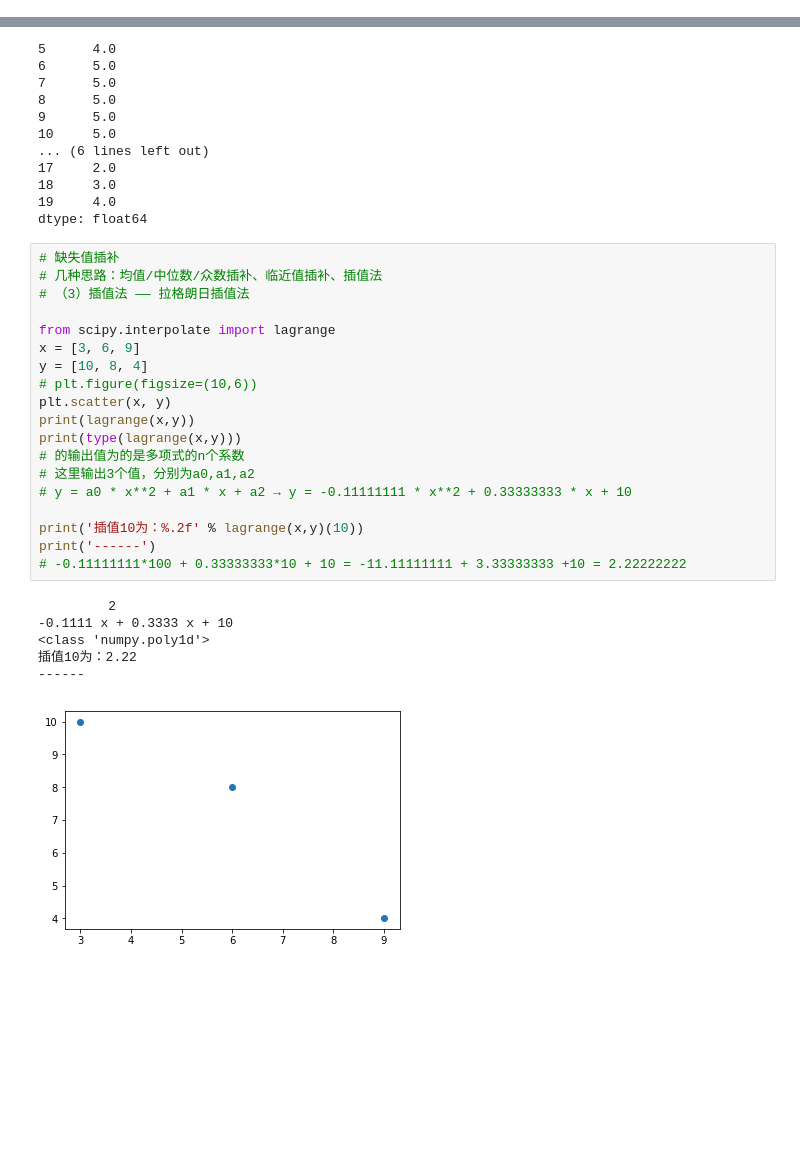
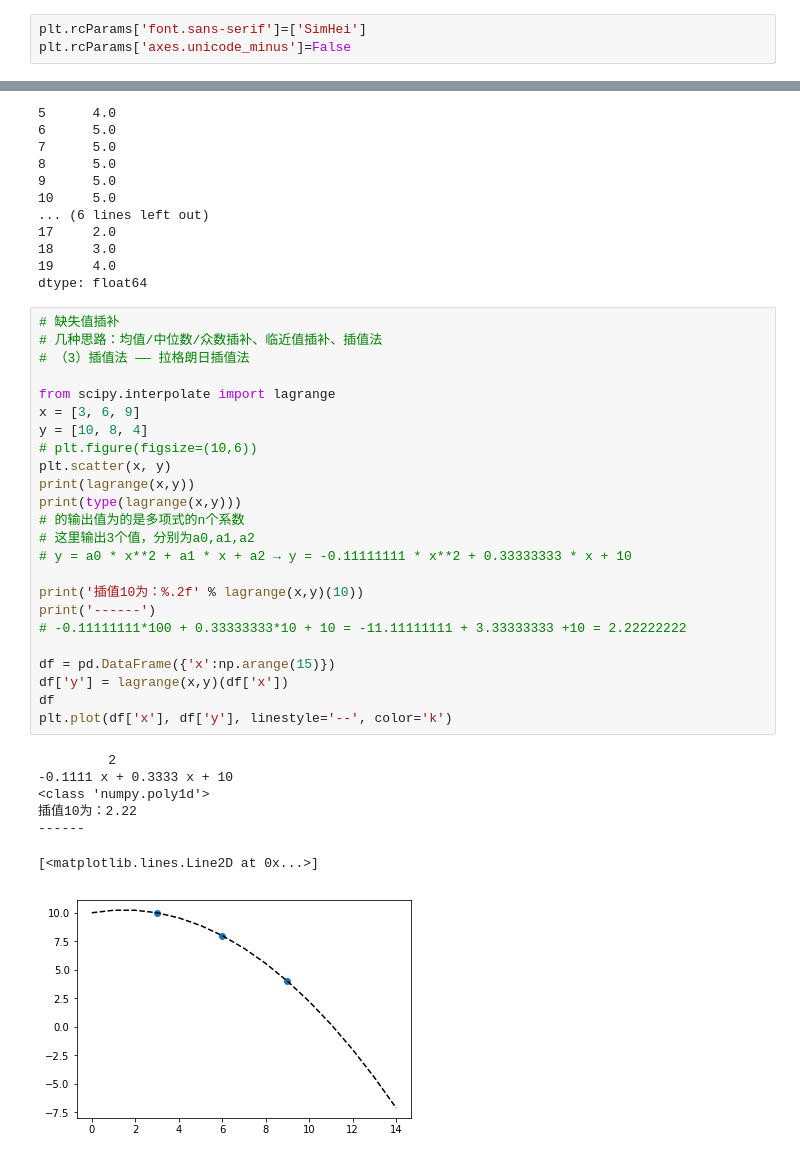
Before and after one commit to Mocha-Pudding/Python-DataAnalysis, a Jupyter notebook: CLASSDATA_Chapter03进阶算法学习：统计分析/CH02数据处理/【个人笔记】CH02数据处理_课程2.1_缺失值处理.ipynb, the cells around one changed output, grey strips where cells are left out. Saved outputs shown, nothing was run; the diff lists cells and outputs as text; blank space fills up the shorter version.

```diff
--- a/CLASSDATA_Chapter03进阶算法学习：统计分析/CH02数据处理/【个人笔记】CH02数据处理_课程2.1_缺失值处理.ipynb
+++ b/CLASSDATA_Chapter03进阶算法学习：统计分析/CH02数据处理/【个人笔记】CH02数据处理_课程2.1_缺失值处理.ipynb
@@ -13,6 +13,9 @@ import pandas as pd
 import matplotlib.pyplot as plt
 from scipy import stats
 %matplotlib inline
+# %%
+plt.rcParams['font.sans-serif']=['SimHei']
+plt.rcParams['axes.unicode_minus']=False
 # %%
 # 判断是否有缺失值数据 - isnull，notnull
 # isnull：缺失值为True，非缺失值为False
@@ -235,26 +238,32 @@ dtype: float64
 # %%
 # 缺失值插补
 # 几种思路：均值/中位数/众数插补、临近值插补、插值法
 # （3）插值法 —— 拉格朗日插值法
 
 from scipy.interpolate import lagrange
 x = [3, 6, 9]
 y = [10, 8, 4]
 # plt.figure(figsize=(10,6))
 plt.scatter(x, y)
 print(lagrange(x,y))
 print(type(lagrange(x,y)))
 # 的输出值为的是多项式的n个系数
 # 这里输出3个值，分别为a0,a1,a2
 # y = a0 * x**2 + a1 * x + a2 → y = -0.11111111 * x**2 + 0.33333333 * x + 10
 
 print('插值10为：%.2f' % lagrange(x,y)(10))
 print('------')
 # -0.11111111*100 + 0.33333333*10 + 10 = -11.11111111 + 3.33333333 +10 = 2.22222222
+
+df = pd.DataFrame({'x':np.arange(15)})
+df['y'] = lagrange(x,y)(df['x'])
+df
+plt.plot(df['x'], df['y'], linestyle='--', color='k')
 # %% [output]
          2
 -0.1111 x + 0.3333 x + 10
 <class 'numpy.poly1d'>
 插值10为：2.22
 ------
+[<matplotlib.lines.Line2D at 0x...>]
-[figure, old version]
+[figure, new version]
```
Also changed, not shown: parts of 5 cells of this notebook.
